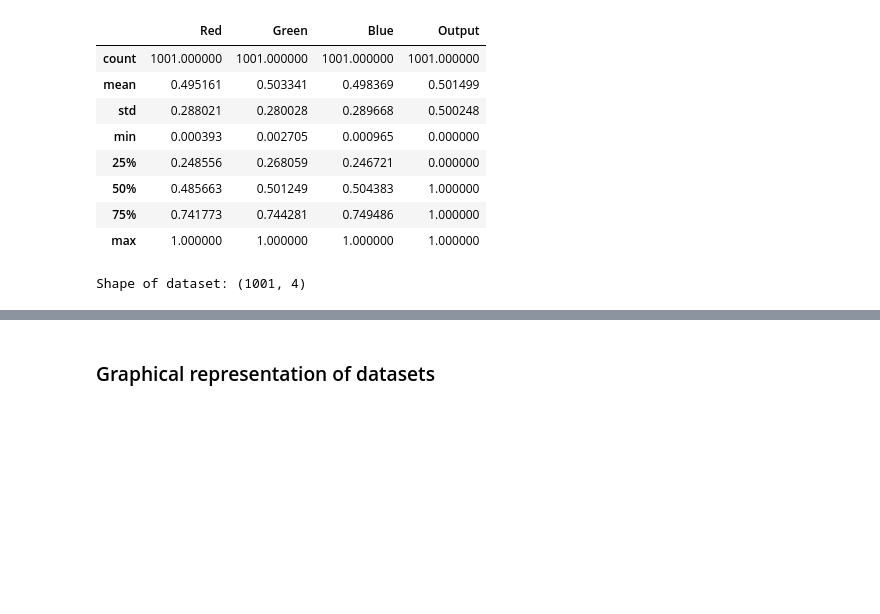
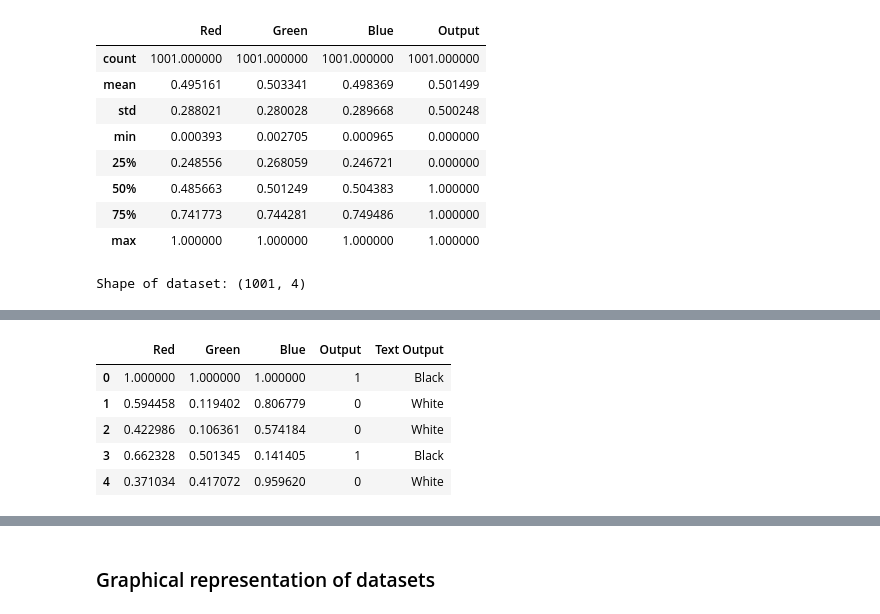
Before and after one commit to KarthikUdyawar/Color-detection, a Jupyter notebook: model/model.ipynb, the cells around one changed output, grey strips where cells are left out. Drawn from its saved outputs; the diff is of its cells as text; code cells hidden in the pictures; blank space fills up the shorter version.

```diff
--- a/model/model.ipynb
+++ b/model/model.ipynb
@@ -59 +71,11 @@ Shape of dataset: (1001, 4)
+# %%
+temp['Text Output'] = np.where(df['Output'] == 0, "White", "Black")
+temp.head()
+# %% [output]
+|  | Red | Green | Blue | Output | Text Output |
+| 0 | 1.000000 | 1.000000 | 1.000000 | 1 | Black |
+| 1 | 0.594458 | 0.119402 | 0.806779 | 0 | White |
+| 2 | 0.422986 | 0.106361 | 0.574184 | 0 | White |
+| 3 | 0.662328 | 0.501345 | 0.141405 | 1 | Black |
+| 4 | 0.371034 | 0.417072 | 0.959620 | 0 | White |
 # %%
```
Also changed, not shown: parts of 5 cells of this notebook.
